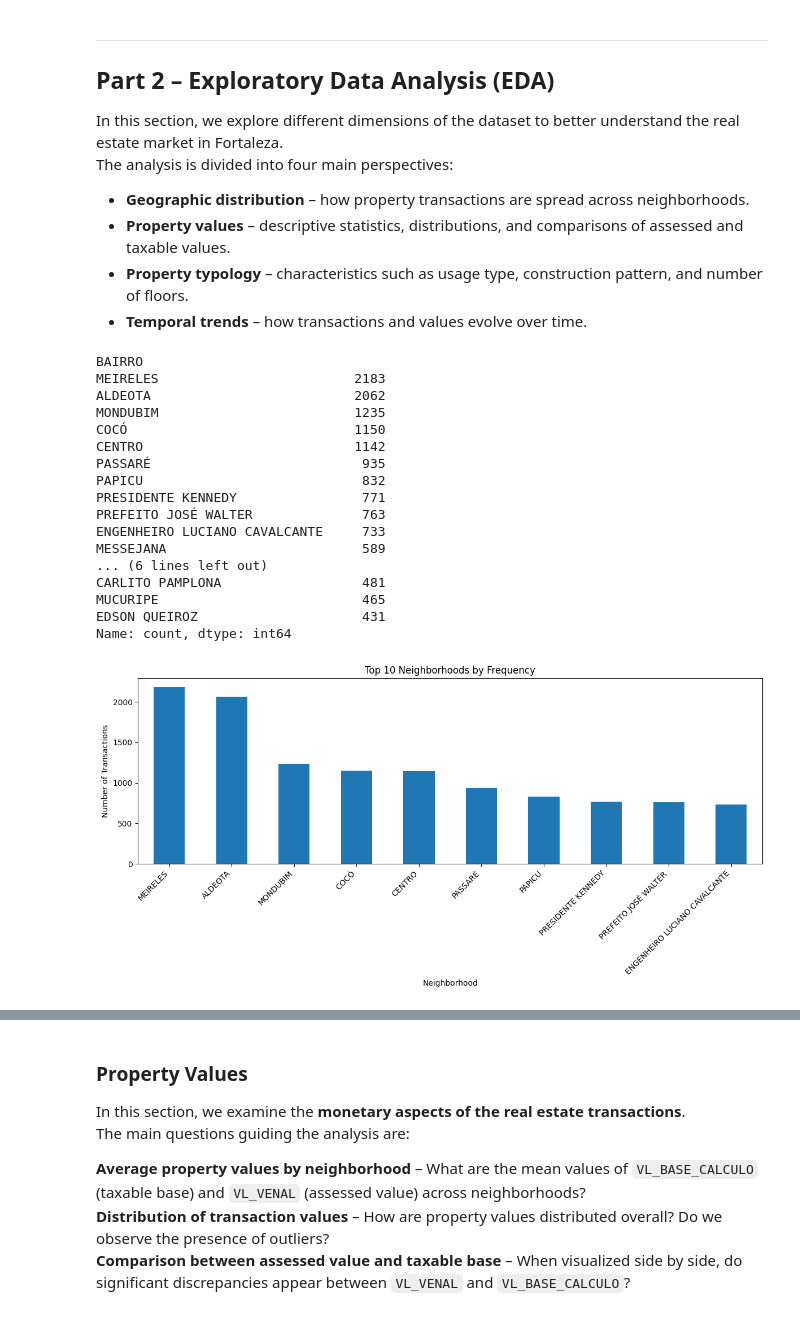
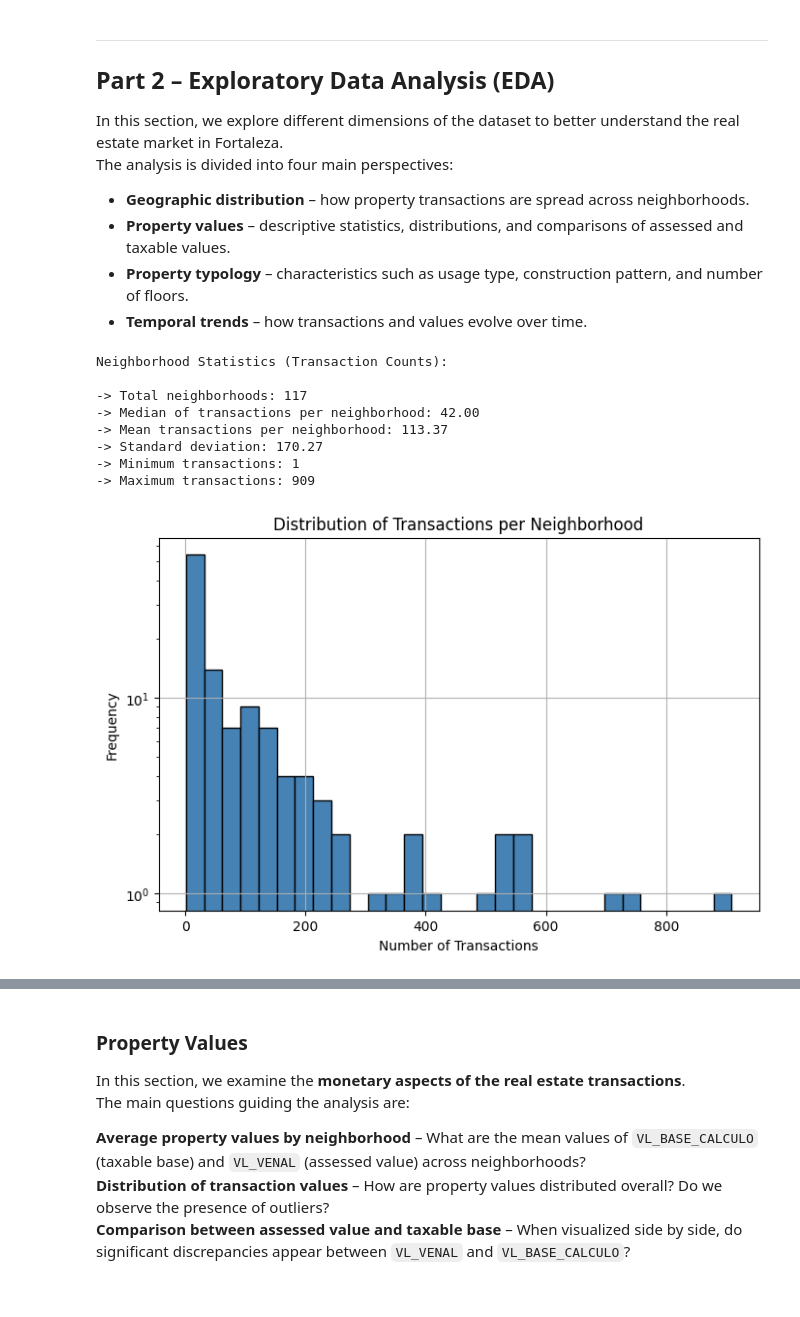
Before and after one commit to lsampaiorocha/housing-prices-Fortaleza, a Jupyter notebook: notebooks/analysis.ipynb, the cells around one changed output, grey strips where cells are left out. Drawn from its saved outputs; the diff is of its cells as text; code cells hidden in the pictures.

```diff
--- a/notebooks/analysis.ipynb
+++ b/notebooks/analysis.ipynb
@@ -166,46 +189,43 @@ The analysis is divided into four main perspectives:
 - **Property values** – descriptive statistics, distributions, and comparisons of assessed and taxable values.
 - **Property typology** – characteristics such as usage type, construction pattern, and number of floors.
 - **Temporal trends** – how transactions and values evolve over time.
-# %%
-# Count the number of transactions per neighborhood (bairro)
-bairros_count = df['BAIRRO'].value_counts()
-
-# Display the top 20 neighborhoods
-bairros_count.head(20)
-# %% [output]
-BAIRRO
-MEIRELES                         2183
-ALDEOTA                          2062
-MONDUBIM                         1235
-COCÓ                             1150
-CENTRO                           1142
-PASSARÉ                           935
-PAPICU                            832
-PRESIDENTE KENNEDY                771
-PREFEITO JOSÉ WALTER              763
-ENGENHEIRO LUCIANO CAVALCANTE     733
-MESSEJANA                         589
-... (6 lines left out)
-CARLITO PAMPLONA                  481
-MUCURIPE                          465
-EDSON QUEIROZ                     431
-Name: count, dtype: int64
 # %%
 import matplotlib.pyplot as plt
 
+# We start by analyzing the distribution of transactions per neighborhood (bairro)
+# This is a categorical feature can intuitively can impact of house prices
+# Let's compute and display some descriptive statistics.
 
-# Count the number of transactions per neighborhood (bairro)
-# and select the top 10 neighborhoods
-counts = df['BAIRRO'].value_counts().head(10)
+counts = df['BAIRRO'].value_counts()
 
-# Create the bar chart
-plt.figure(figsize=(12, 6))                        # set figure size (width, height)
-counts.plot(kind='bar')                            # plot bar chart from Pandas Series
-plt.title('Top 10 Neighborhoods by Frequency')     # chart title
-plt.xlabel('Neighborhood')                         # x-axis label
-plt.ylabel('Number of Transactions')               # y-axis label
-plt.xticks(rotation=45, ha='right')                # rotate x labels for readability
-plt.tight_layout()                                 # adjust layout to avoid cutoff
-plt.show()                                         # display the plot
+print(f"""
+Neighborhood Statistics (Transaction Counts):
+
+-> Total neighborhoods: {counts.shape[0]}
+-> Median of transactions per neighborhood: {counts.median():.2f}
+-> Mean transactions per neighborhood: {counts.mean():.2f}
+-> Standard deviation: {counts.std():.2f}
+-> Minimum transactions: {counts.min()}
+-> Maximum transactions: {counts.max()}
+""")
 # %% [output]
-[figure, removed]
+Neighborhood Statistics (Transaction Counts):
+
+-> Total neighborhoods: 117
+-> Median of transactions per neighborhood: 42.00
+-> Mean transactions per neighborhood: 113.37
+-> Standard deviation: 170.27
+-> Minimum transactions: 1
+-> Maximum transactions: 909
+# %%
+# Visualize how transactions are distributed across neighborhoods using a histogram
+
+plt.figure(figsize=(8, 5))
+counts.hist(bins=30, color='steelblue', edgecolor='black')
+plt.title('Distribution of Transactions per Neighborhood')
+plt.xlabel('Number of Transactions')
+plt.ylabel('Frequency')
+plt.yscale('log')
+plt.show()
+# %% [output]
+[figure, added]
```
Also changed, not shown: parts of 36 cells of this notebook.
